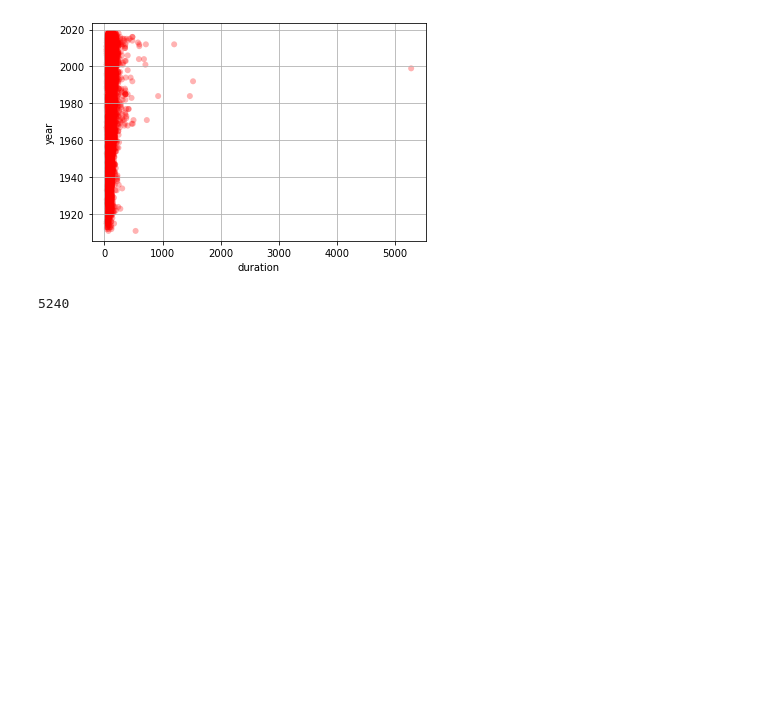
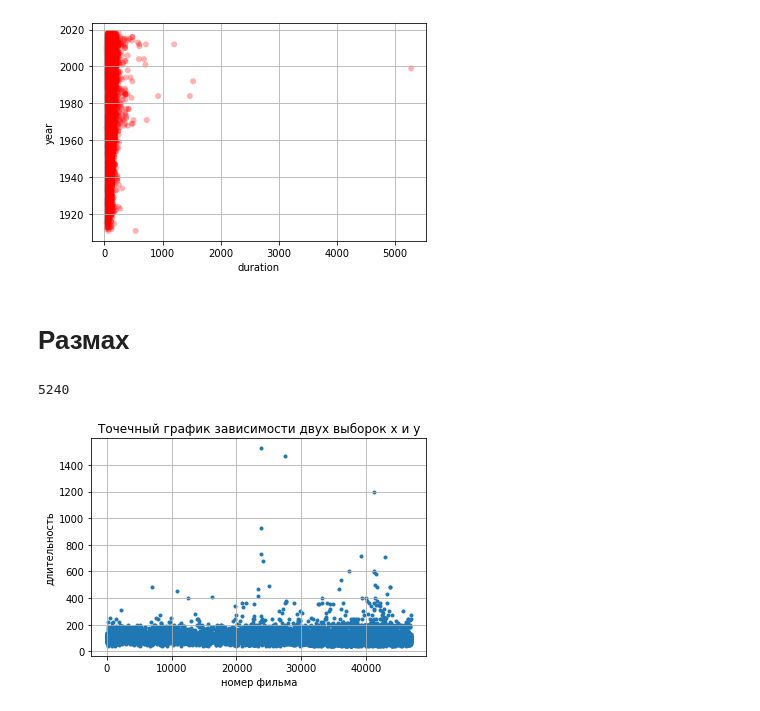
Before and after one commit to radmir02/-, a Jupyter notebook: lab1SAD.ipynb, the cells around one changed output. Saved outputs shown, nothing was run; the diff lists cells and outputs as text; code cells hidden in the pictures; blank space fills up the shorter version.

```diff
--- a/lab1SAD.ipynb
+++ b/lab1SAD.ipynb
@@ -104,8 +104,23 @@ plt.ylabel('year')
 plt.show()
 # %% [output]
 [figure]
+# %% [markdown]
+# **Размах**
 # %%
 duration_range = max(dataFilm_csv['duration'])- min(dataFilm_csv['duration'])
 print(duration_range)
 # %% [output]
 5240
+# %%
+y = dataFilm_csv.loc[dataFilm_csv['duration'] < 5000, 'duration']
+
+plt.xlabel('номер фильма')
+plt.ylabel('длительность')
+plt.title('Точечный график зависимости двух выборок x и y')
+plt.grid(True)
+# вектор от 0 до количество фильмов - 1 (так как мы удалили один фильм в первой строчке)
+x = [i for i in range(0, len(duration)-1)]
+plt.scatter(x, y, marker='.')
+plt.show()
+# %% [output]
+[figure, added]
```
Also changed, not shown: parts of 14 cells of this notebook.
